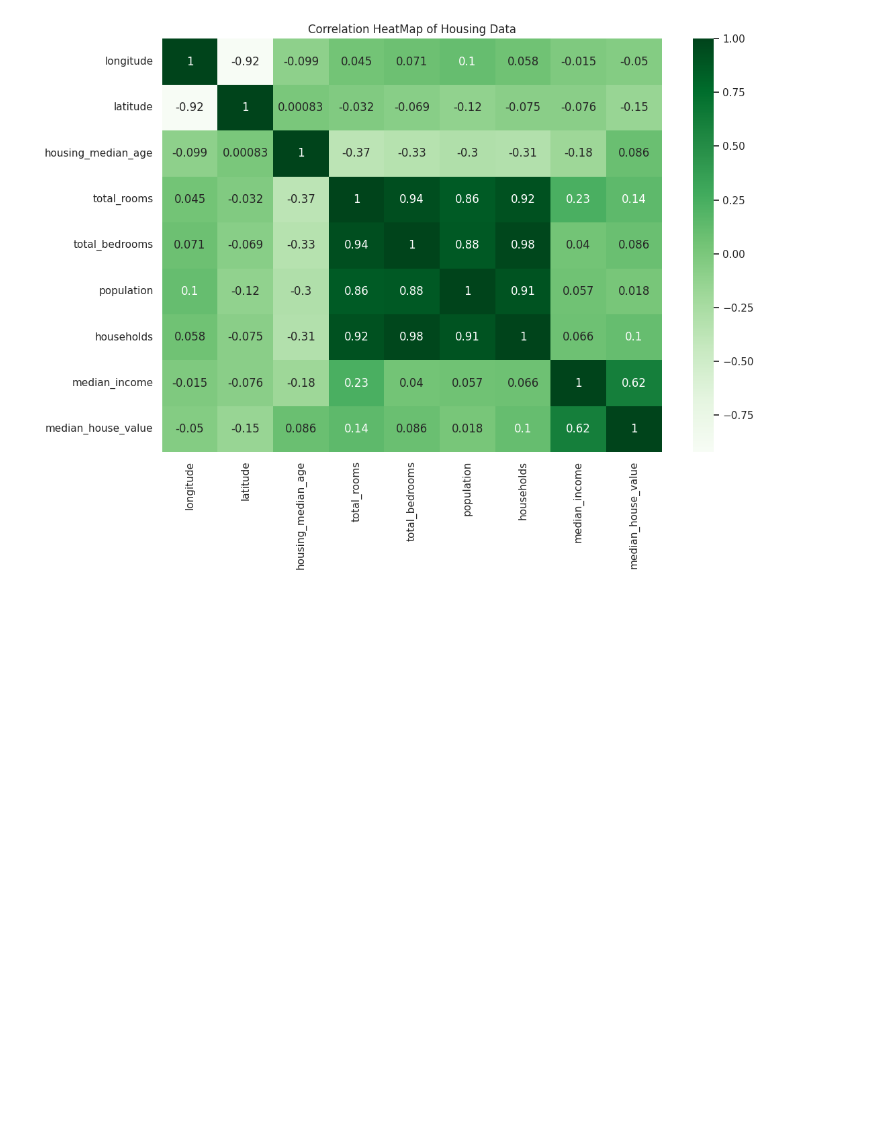
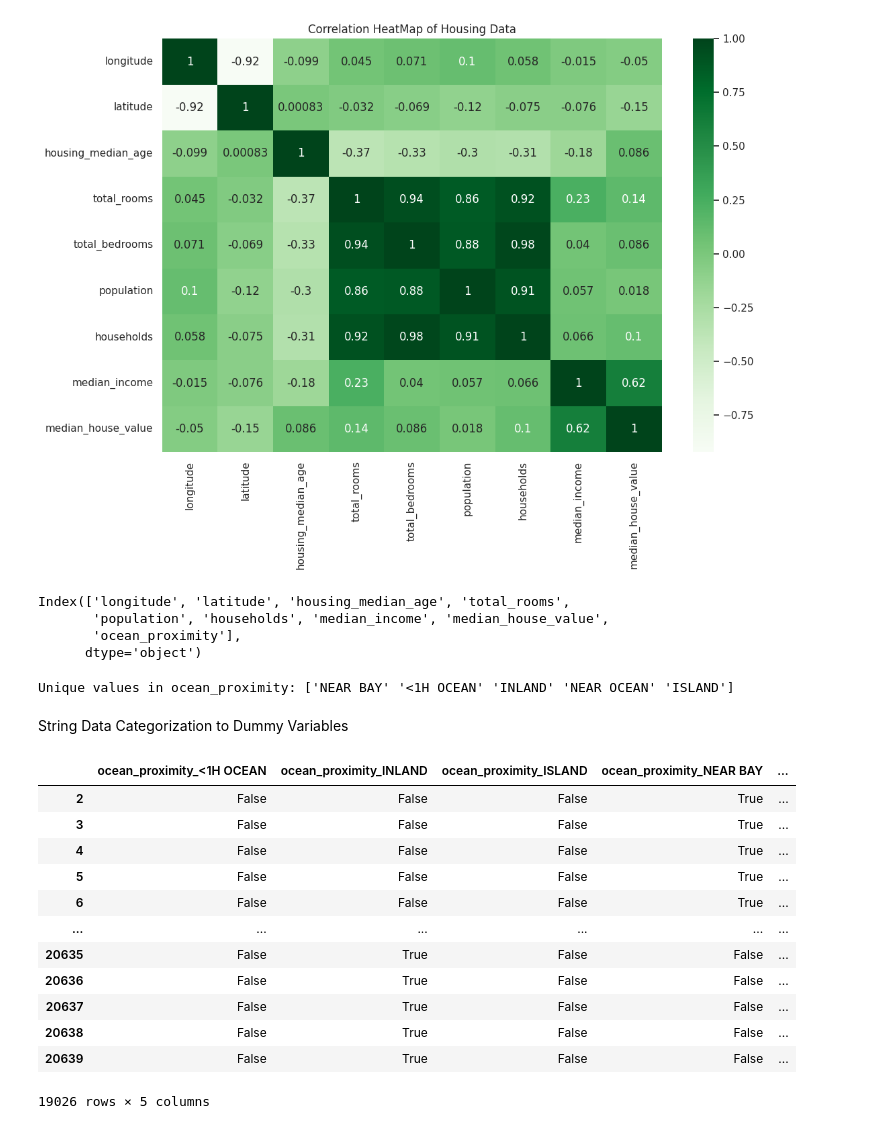
Before and after one commit to LoydNgei/ML, a Jupyter notebook: case_study.ipynb, the cells around one changed output. Cells and saved outputs as stored; diff of their text form; code cells hidden in the pictures; blank space fills up the shorter version.

```diff
--- a/case_study.ipynb
+++ b/case_study.ipynb
@@ -217,3 +217,37 @@ plt.title("Correlation HeatMap of Housing Data")
 plt.show()
 # %% [output]
 [figure]
+# %%
+data = data.drop("total_bedrooms", axis = 1)
+data.columns
+# %% [output]
+Index(['longitude', 'latitude', 'housing_median_age', 'total_rooms',
+       'population', 'households', 'median_income', 'median_house_value',
+       'ocean_proximity'],
+      dtype='object')
+# %%
+# Unique value count for categorical data
+for column in ["ocean_proximity"]: # Add other categorical column if any
+    print(f"Unique values in {column}:", data[column].unique())
+# %% [output]
+Unique values in ocean_proximity: ['NEAR BAY' '<1H OCEAN' 'INLAND' 'NEAR OCEAN' 'ISLAND']
+# %% [markdown]
+String Data Categorization to Dummy Variables
+# %%
+ocean_proximity_dummies = pd.get_dummies(data['ocean_proximity'], prefix='ocean_proximity')
+data = pd.concat([data.drop("ocean_proximity", axis =1), ocean_proximity_dummies], axis=1)
+ocean_proximity_dummies
+# %% [output]
+|  | ocean_proximity_<1H OCEAN | ocean_proximity_INLAND | ocean_proximity_ISLAND | ocean_proximity_NEAR BAY | ... |
+| 2 | False | False | False | True | ... |
+| 3 | False | False | False | True | ... |
+| 4 | False | False | False | True | ... |
+| 5 | False | False | False | True | ... |
+| 6 | False | False | False | True | ... |
+| ... | ... | ... | ... | ... | ... |
+| 20635 | False | True | False | False | ... |
+| 20636 | False | True | False | False | ... |
+| 20637 | False | True | False | False | ... |
+| 20638 | False | True | False | False | ... |
+| 20639 | False | True | False | False | ... |
+19026 rows × 5 columns
```
Also changed, not shown: parts of 6 cells of this notebook.
